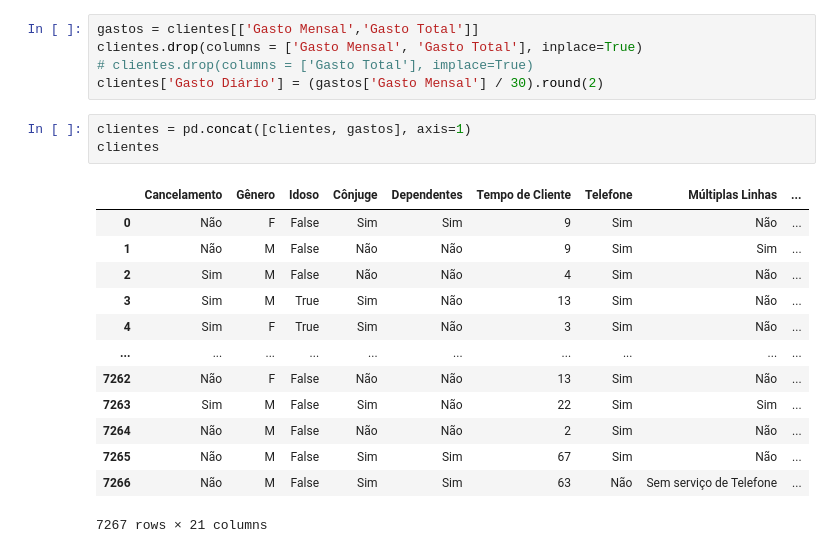
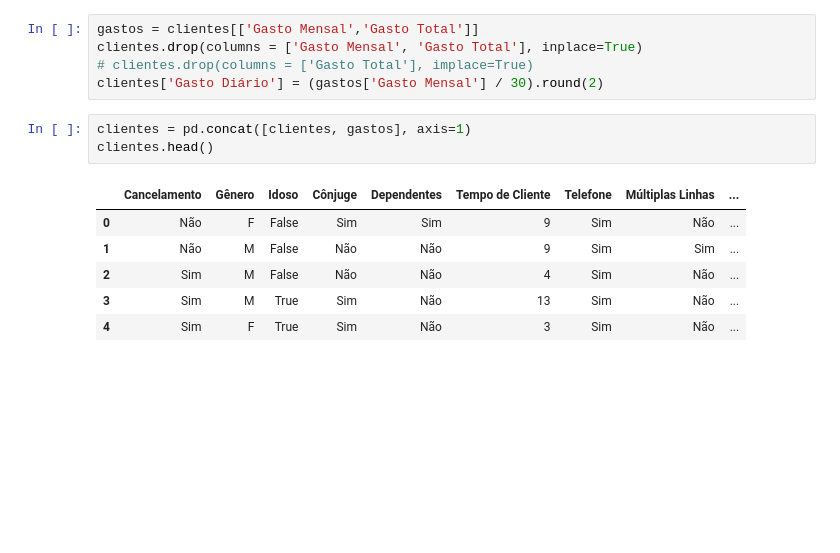
Before and after one commit to devayache/Churn_Rate_Alura_Voz, a Jupyter notebook: Challenges_Semana_1.ipynb, the cells around one changed output. Saved outputs shown, nothing was run; the diff lists cells and outputs as text; blank space fills up the shorter version.

```diff
--- a/Challenges_Semana_1.ipynb
+++ b/Challenges_Semana_1.ipynb
@@ -938,18 +931,11 @@ clientes.drop(columns = ['Gasto Mensal', 'Gasto Total'], inplace=True)
 clientes['Gasto Diário'] = (gastos['Gasto Mensal'] / 30).round(2)
 # %%
 clientes = pd.concat([clientes, gastos], axis=1)
-clientes
+clientes.head()
 # %% [output]
 |  | Cancelamento | Gênero | Idoso | Cônjuge | Dependentes | Tempo de Cliente | Telefone | Múltiplas Linhas | ... |
 | 0 | Não | F | False | Sim | Sim | 9 | Sim | Não | ... |
 | 1 | Não | M | False | Não | Não | 9 | Sim | Sim | ... |
 | 2 | Sim | M | False | Não | Não | 4 | Sim | Não | ... |
 | 3 | Sim | M | True | Sim | Não | 13 | Sim | Não | ... |
 | 4 | Sim | F | True | Sim | Não | 3 | Sim | Não | ... |
-| ... | ... | ... | ... | ... | ... | ... | ... | ... | ... |
-| 7262 | Não | F | False | Não | Não | 13 | Sim | Não | ... |
-| 7263 | Sim | M | False | Sim | Não | 22 | Sim | Sim | ... |
-| 7264 | Não | M | False | Não | Não | 2 | Sim | Não | ... |
-| 7265 | Não | M | False | Sim | Sim | 67 | Sim | Não | ... |
-| 7266 | Não | M | False | Sim | Sim | 63 | Não | Sem serviço de Telefone | ... |
-7267 rows × 21 columns
```
Also changed, not shown: parts of 1 cell of this notebook.
